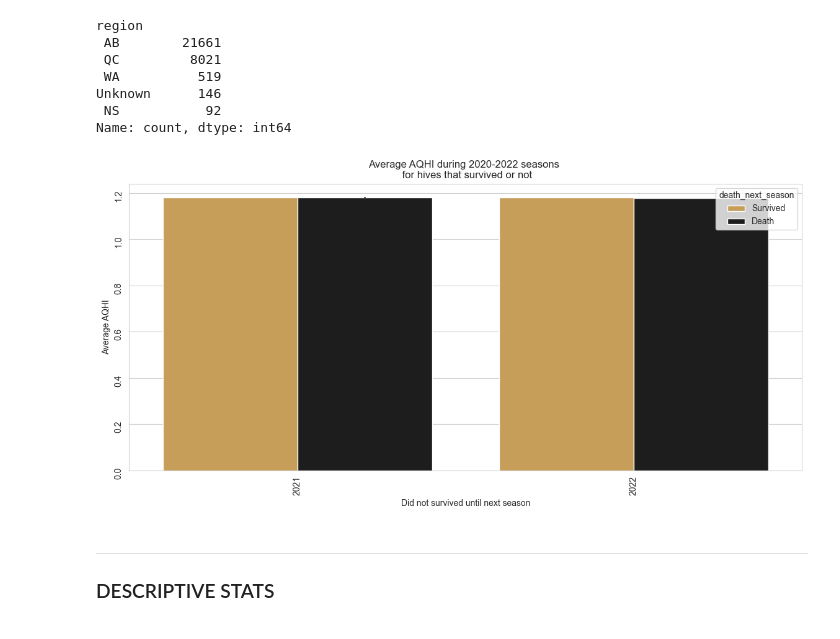
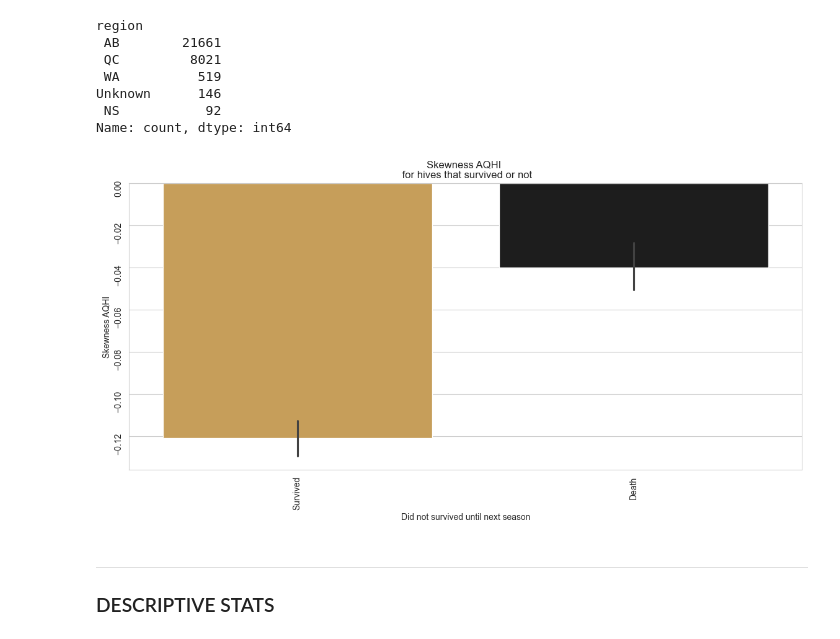
Before and after one commit to Nectar-Technologies/ledge-nectar, a Jupyter notebook: aqi/notebooks/Data analysis and visualization.ipynb, the cells around one changed output. Saved outputs shown, nothing was run; the diff lists cells and outputs as text; code cells hidden in the pictures.

Commit message:
fix: Fix aqhi calculation and clean data

```diff
--- a/aqi/notebooks/Data analysis and visualization.ipynb
+++ b/aqi/notebooks/Data analysis and visualization.ipynb
@@ -394,6 +399,7 @@ len(data)
 # %%
 if ONLY_WINTER:
     # Exclude in-season deadout , we are just looking at winter morta
+    data['death_date'] = pd.to_datetime(data['death_date']).dt.date
     data['winter_deadout'] = data.apply(lambda x: x['death_date'] > date(int(x['season']),END_SEASON_MONTH,END_SEASON_DAY),axis=1)
     data = data.loc[data['winter_deadout']].reset_index(drop=True)
 
@@ -471,3 +478,16 @@ plot_survival_bar_per_state(data, "aqhi_average") # Bias by region for sure
 
 
 Idea is that increased vegetation should lead to less extreme AQHI value
+# %%
+sns.set_palette('colorblind') # Otherwise very confusing
+sns.set_style("whitegrid")
+_, ax = plt.subplots(nrows=1, ncols=1, figsize=(14,6))
+for s in data['region'].unique():
+    sub = data.loc[data['region']==s]
+    if len(sub) > 10:
+        sns.regplot(x=sub["ndvi_average"], y=sub["o3_max"], label=s, ax=ax)
+plt.ylabel("AQHI Maximum value")
+plt.xlabel("NDVI Average value")
+plt.title("Relation between AQHI and NDVI per region")
+plt.legend()
+plt.show()
@@ -489,3 +511,16 @@ plt.show()
+# %%
+sns.set_palette('colorblind') # Otherwise very confusing
+sns.set_style("whitegrid")
+_, ax = plt.subplots(nrows=1, ncols=1, figsize=(14,6))
+for s in data['region'].unique():
+    sub = data.loc[data['region']==s]
+    if len(sub) > 10:
+        sns.regplot(x=sub["ndvi_average"], y=sub["aqhi_skew"], label=s, ax=ax)
+plt.ylabel("AQHI Skewness value")
+plt.xlabel("NDVI Average value")
+plt.title("Relation between AQHI and NDVI per region")
+plt.legend()
+plt.show()
 # %% [markdown]
 ### Check raw AQHI ~ mortality
 
@@ -548,19 +581,18 @@ Name: count, dtype: int64
 # %%
 sns.set_style("whitegrid")
 _, axes = plt.subplots(nrows=1, ncols=1, figsize=(14,6))
 ax = sns.barplot(
-    y=data['aqhi_average'],x=data['season'].astype(str),
-    hue=data["death_next_season"].apply(lambda x : "Death" if x == 1 else "Survived"), ax=axes,
+    y=data['aqhi_skew'],x=data["death_next_season"].apply(lambda x : "Death" if x == 1 else "Survived"), ax=axes,
     palette="blend:#D8A348,#1D1D1D"#, errcolor="darkred"
 )
 #
-ax.set_ylabel("Average AQHI")
+ax.set_ylabel("Skewness AQHI")
 ax.set_xlabel("Did not survived until next season")
 ax.tick_params(labelrotation=90)
-plt.title("Average AQHI during 2020-2022 seasons \n for hives that survived or not")
+plt.title("Skewness AQHI \n for hives that survived or not")
 plt.show()
 # %% [output]
-[figure, old version]
+[figure, new version]
 # %% [markdown]
 ***
 ### DESCRIPTIVE STATS
```
Also changed, not shown: parts of 71 cells of this notebook, 2 other files.
